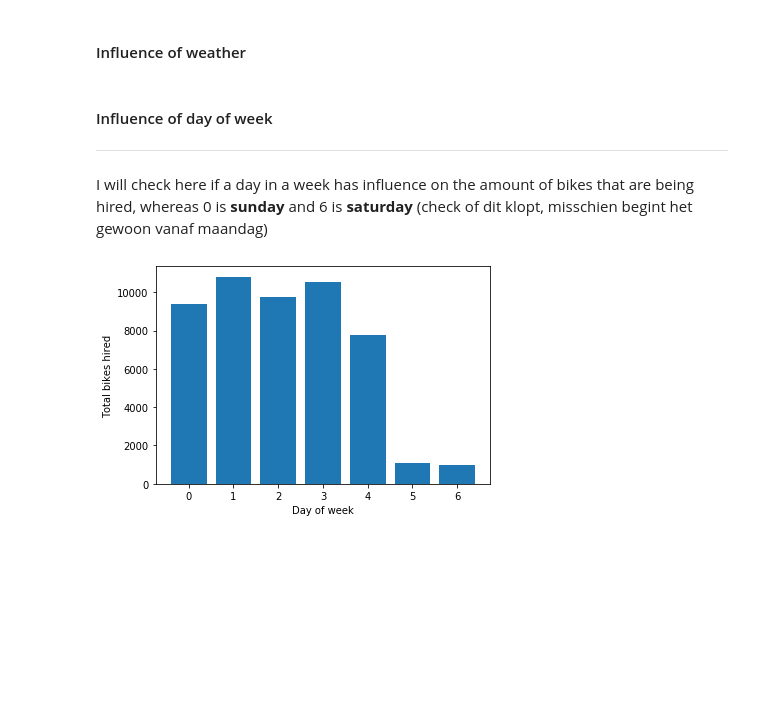
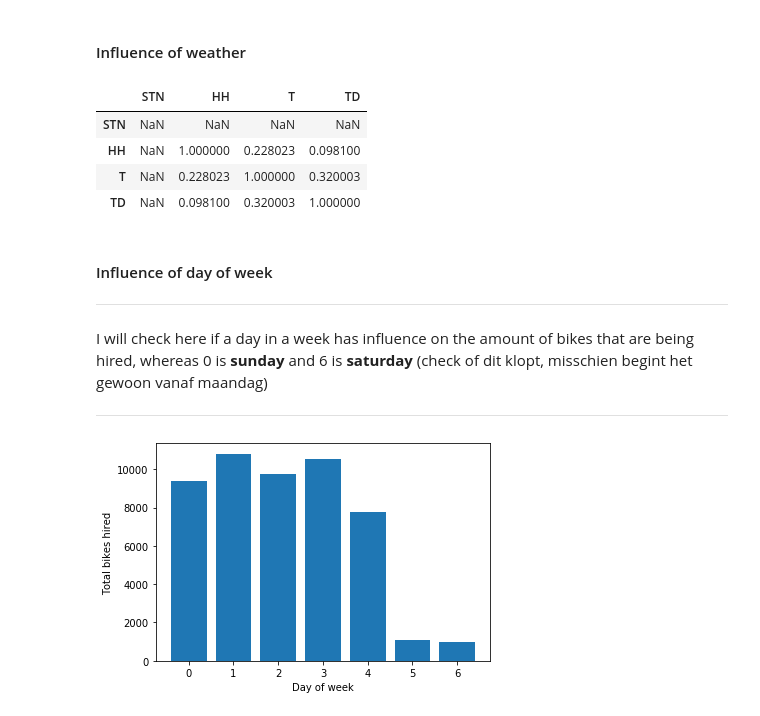
Before and after one commit to wolfsinem/Bike-Rental-FlickBike, a Jupyter notebook: notebook/flickbike_analysis.ipynb, the cells around one changed output. Saved outputs shown, nothing was run; the diff lists cells and outputs as text; code cells hidden in the pictures; blank space fills up the shorter version.

```diff
--- a/notebook/flickbike_analysis.ipynb
+++ b/notebook/flickbike_analysis.ipynb
@@ -229,3 +241,8 @@ df_weather
+# %%
+df_weather['T'] = df_weather['T'] * 0.1
+# df_weather['T10N'] = df_weather['T10N'] * 0.1 #object type should be converted
+df_weather['TD'] = df_weather['TD'] * 0.1
+# df_weather['T10N'].dtype
 # %% [markdown]
 #### Add new column to dataframe with total duration
 # %%
@@ -237,11 +254,21 @@ df_weather
 # returns duration in days instead of hours/mins/seconds --> have to change later
 # %% [markdown]
 #### Influence of weather
+# %%
+df_weather.corr()
+# %% [output]
+|  | STN | HH | T | TD |
+| STN | NaN | NaN | NaN | NaN |
+| HH | NaN | 1.000000 | 0.228023 | 0.098100 |
+| T | NaN | 0.228023 | 1.000000 | 0.320003 |
+| TD | NaN | 0.098100 | 0.320003 | 1.000000 |
 # %% [markdown]
 #### Influence of day of week
 ---
 
 I will check here if a day in a week has influence on the amount of bikes that are being hired, whereas 0 is __sunday__ and 6 is __saturday__ (check of dit klopt, misschien begint het gewoon vanaf maandag)
+
+---
 # %%
 day_of_week = df['date'].apply(lambda time: time.dayofweek).value_counts()
 # %%
```
Also changed, not shown: parts of 10 cells of this notebook.
